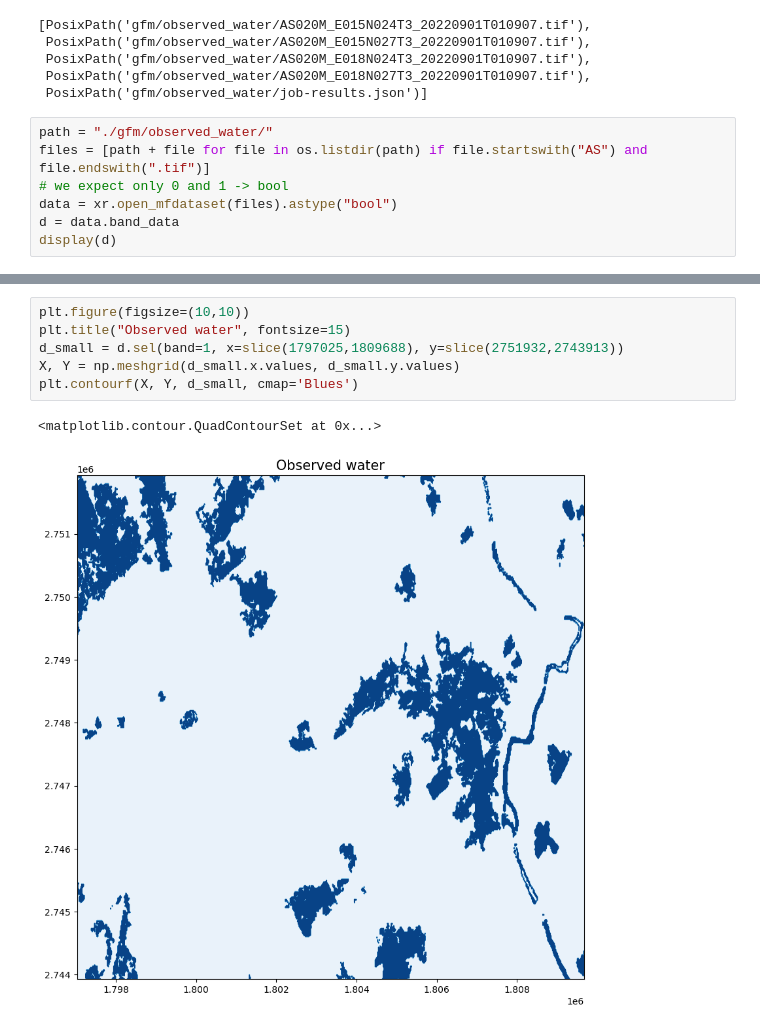
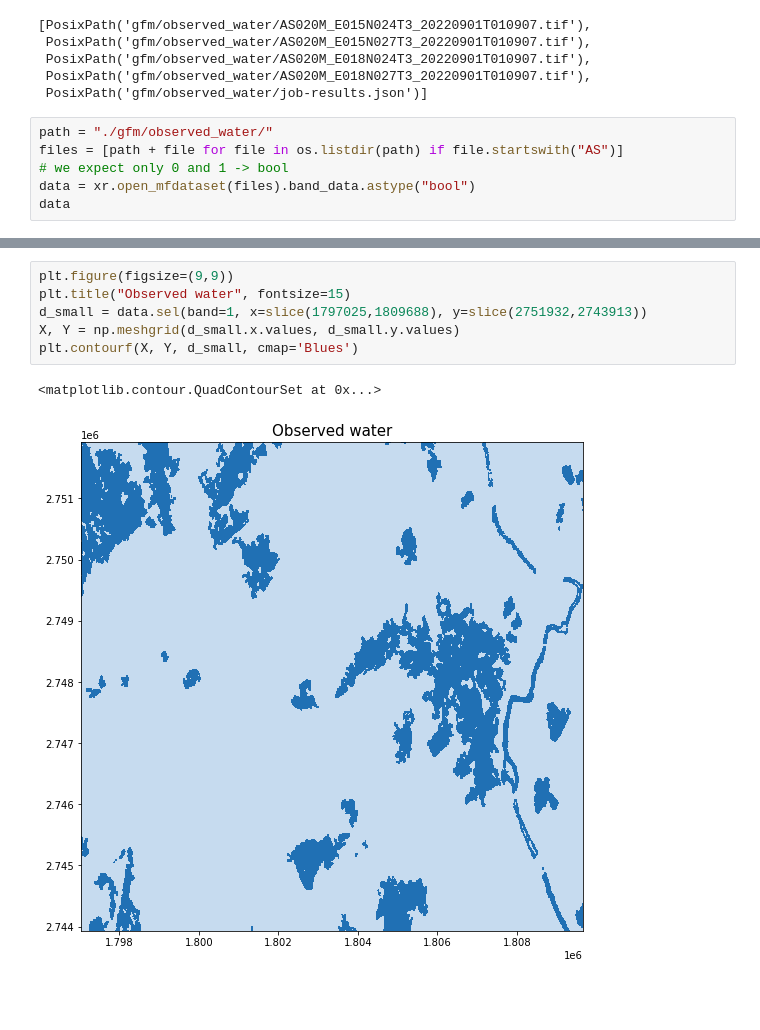
Before and after one commit to eodcgmbh/openeo-examples, a Jupyter notebook: UCs/UC11.ipynb, the cells around one changed output, grey strips where cells are left out. Saved outputs shown, nothing was run; the diff lists cells and outputs as text; blank space fills up the shorter version.

```diff
--- a/UCs/UC11.ipynb
+++ b/UCs/UC11.ipynb
@@ -266,9 +290,8 @@ results.download_files("./gfm/observed_water/")
  PosixPath('gfm/observed_water/job-results.json')]
 # %%
 path = "./gfm/observed_water/"
-files = [path + file for file in os.listdir(path) if file.startswith("AS") and file.endswith(".tif")]
+files = [path + file for file in os.listdir(path) if file.startswith("AS")]
 # we expect only 0 and 1 -> bool
-data = xr.open_mfdataset(files).astype("bool")
-d = data.band_data
-display(d)
+data = xr.open_mfdataset(files).band_data.astype("bool")
+data
 # %% [output]
@@ -298,11 +321,11 @@ None
 snapshot_STAC_collection_URL :
 https://dev.stac.eodc.eu/api/v1/collections/GFM
 # %%
-plt.figure(figsize=(10,10))
+plt.figure(figsize=(9,9))
 plt.title("Observed water", fontsize=15)
-d_small = d.sel(band=1, x=slice(1797025,1809688), y=slice(2751932,2743913))
+d_small = data.sel(band=1, x=slice(1797025,1809688), y=slice(2751932,2743913))
 X, Y = np.meshgrid(d_small.x.values, d_small.y.values)
 plt.contourf(X, Y, d_small, cmap='Blues')
 # %% [output]
 <matplotlib.contour.QuadContourSet at 0x...>
-[figure, old version]
+[figure, new version]
```
Also changed, not shown: parts of 15 cells of this notebook.
